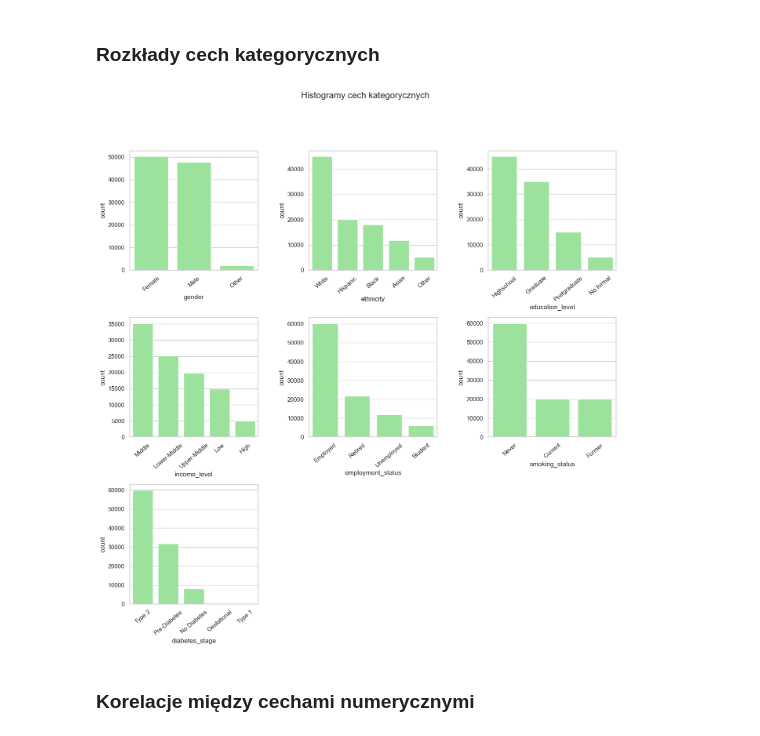
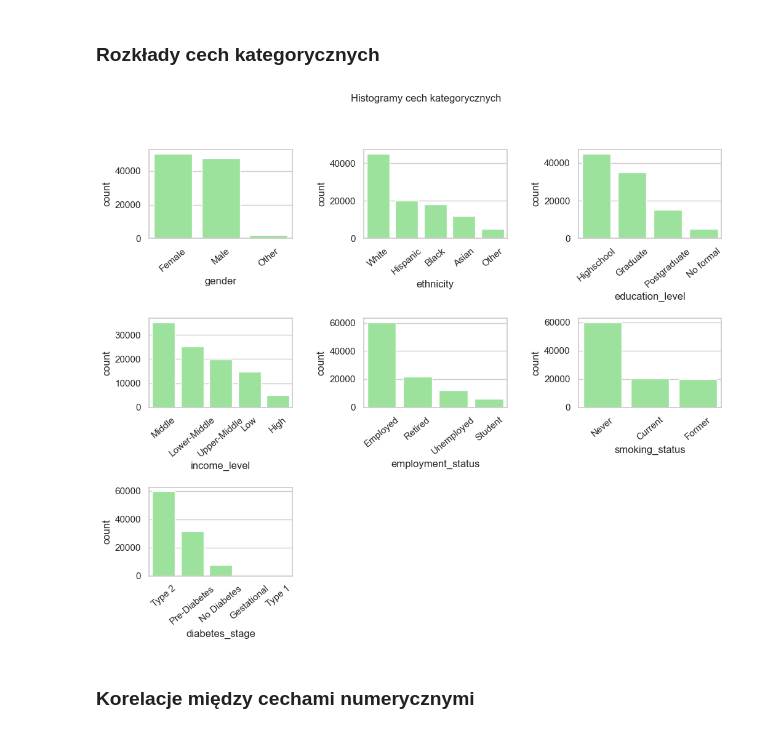
Before and after one commit to VladRost/suml_15_grupa5, a Jupyter notebook: 01_eda.ipynb, the cells around one changed output. Cells and saved outputs as stored; diff of their text form; code cells hidden in the pictures.

```diff
--- a/01_eda.ipynb
+++ b/01_eda.ipynb
@@ -220,28 +220,28 @@ plot_boxplots_by_target(df, num_cols, 7, 3, target)
 # %%
 cat_cols = df.select_dtypes(exclude=np.number).columns.tolist()
 
 def plot_categorical_distributions(df, cols, nrows, ncols, title):
-    fig, axs = plt.subplots(nrows, ncols, figsize=(16, nrows * 5))
+    fig, axs = plt.subplots(nrows, ncols, figsize=(12, nrows * 3))
     axs = axs.flatten()
-    plt.subplots_adjust(hspace=0.4, wspace=0.4)
+    plt.subplots_adjust(hspace=0.9, wspace=0.5)
 
     for i, col in enumerate(cols):
         sns.countplot(
             x=col, data=df, ax=axs[i],
             color='lightgreen',
             order=df[col].value_counts().index
         )
         axs[i].tick_params(axis="x", rotation=40)
 
     for j in range(i+1, len(axs)):
         fig.delaxes(axs[j])
 
-    fig.suptitle(title, fontsize=16)
+    fig.suptitle(title, fontsize=12)
     plt.show()
 
 plot_categorical_distributions(df, cat_cols, 3, 3, "Histogramy cech kategorycznych")
 # %% [output]
-[figure, old version]
+[figure, new version]
 # %% [markdown]
 ### Korelacje między cechami numerycznymi
 # %%
```
Also changed, not shown: parts of 7 cells of this notebook.
